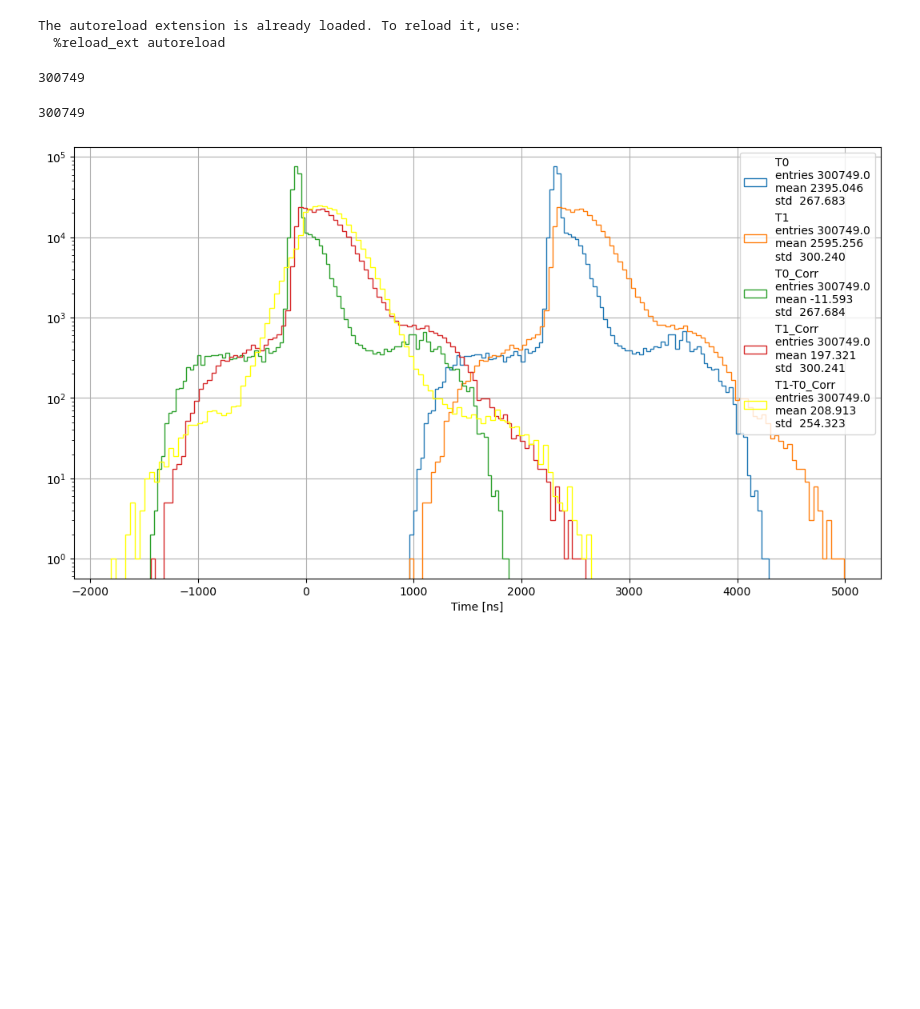
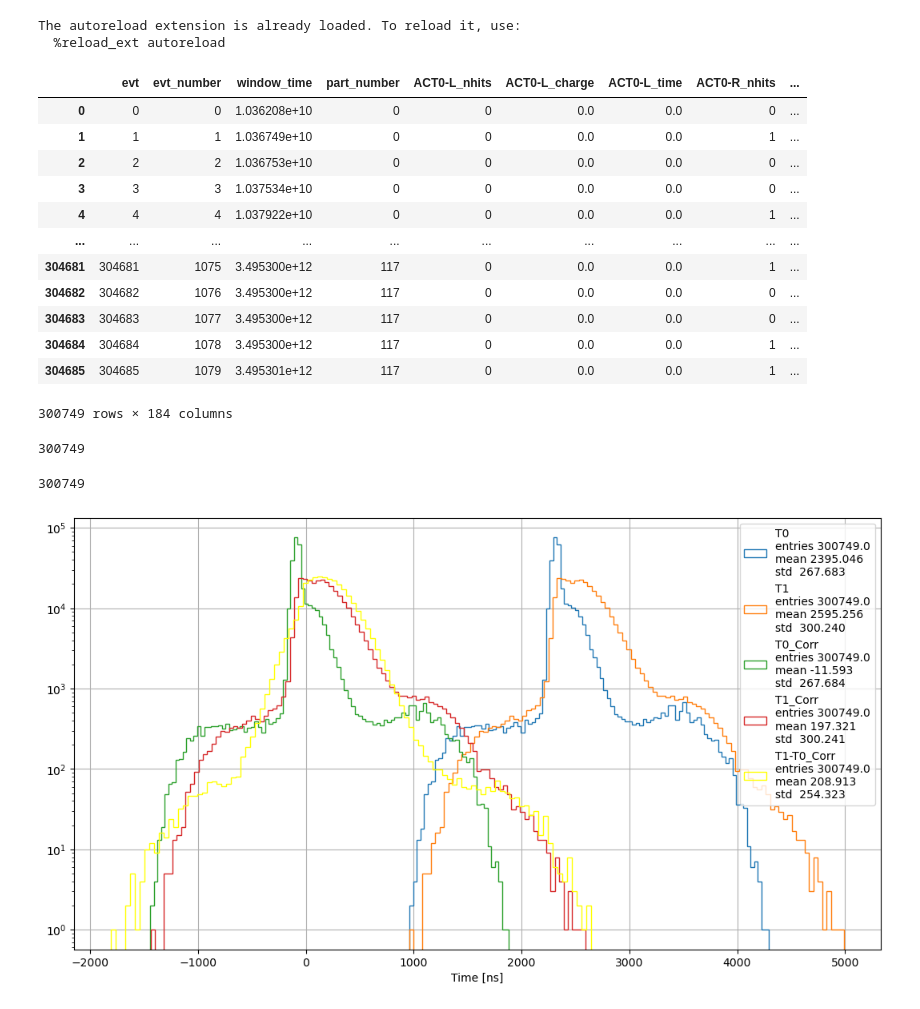
Before and after one commit to elenaramos44/WCTE_BRB_Data_Analysis, a Jupyter notebook: NB/test_func.ipynb, the cells around one changed output. Drawn from its saved outputs; the diff is of its cells as text; code cells hidden in the pictures; blank space fills up the shorter version.

```diff
--- a/NB/test_func.ipynb
+++ b/NB/test_func.ipynb
@@ -29,6 +29,22 @@ The autoreload extension is already loaded. To reload it, use:
 run = 1570
 # %%
 df = pd.read_parquet(f"../data/{run}/df_extended_goodTime.parquet")
+# %%
+df
+# %% [output]
+|  | evt | evt_number | window_time | part_number | ACT0-L_nhits | ACT0-L_charge | ACT0-L_time | ACT0-R_nhits | ... |
+| 0 | 0 | 0 | 1.036208e+10 | 0 | 0 | 0.0 | 0.0 | 0 | ... |
+| 1 | 1 | 1 | 1.036749e+10 | 0 | 0 | 0.0 | 0.0 | 1 | ... |
+| 2 | 2 | 2 | 1.036753e+10 | 0 | 0 | 0.0 | 0.0 | 0 | ... |
+| 3 | 3 | 3 | 1.037534e+10 | 0 | 0 | 0.0 | 0.0 | 0 | ... |
+| 4 | 4 | 4 | 1.037922e+10 | 0 | 0 | 0.0 | 0.0 | 1 | ... |
+| ... | ... | ... | ... | ... | ... | ... | ... | ... | ... |
+| 304681 | 304681 | 1075 | 3.495300e+12 | 117 | 0 | 0.0 | 0.0 | 1 | ... |
+| 304682 | 304682 | 1076 | 3.495300e+12 | 117 | 0 | 0.0 | 0.0 | 0 | ... |
+| 304683 | 304683 | 1077 | 3.495300e+12 | 117 | 0 | 0.0 | 0.0 | 0 | ... |
+| 304684 | 304684 | 1078 | 3.495300e+12 | 117 | 0 | 0.0 | 0.0 | 1 | ... |
+| 304685 | 304685 | 1079 | 3.495301e+12 | 117 | 0 | 0.0 | 0.0 | 1 | ... |
+300749 rows × 184 columns
 # %%
 t0 = [np.mean([i,j,k,l]) for (i,j,k,l) in zip(df["T0-0L_time"], df["T0-0R_time"], df["T0-1L_time"], df["T0-1R_time"])]
 t1 = [np.mean([i,j,k,l]) for (i,j,k,l) in zip(df["T1-0L_time"], df["T1-0R_time"], df["T1-1L_time"], df["T1-1R_time"])]
```
Also changed, not shown: 1 other file.
